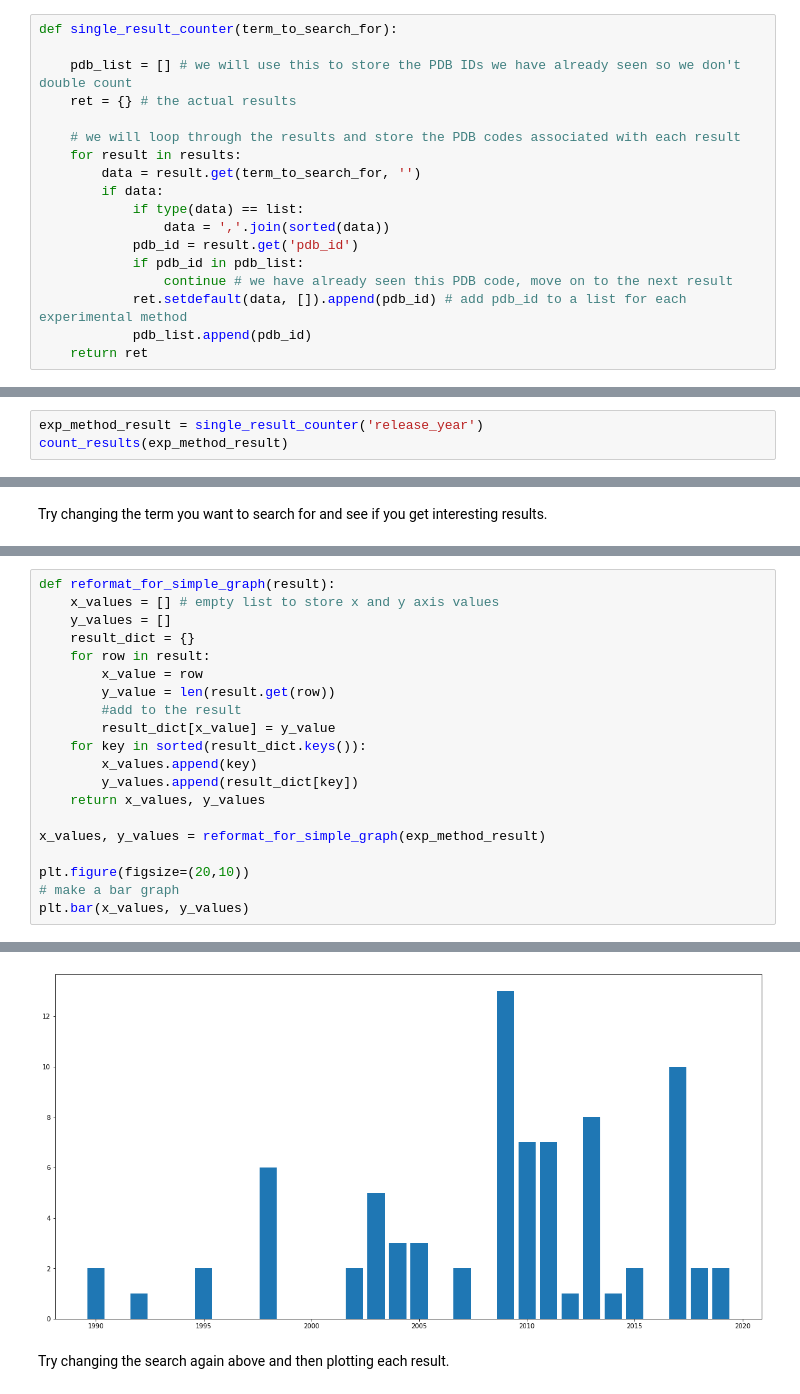
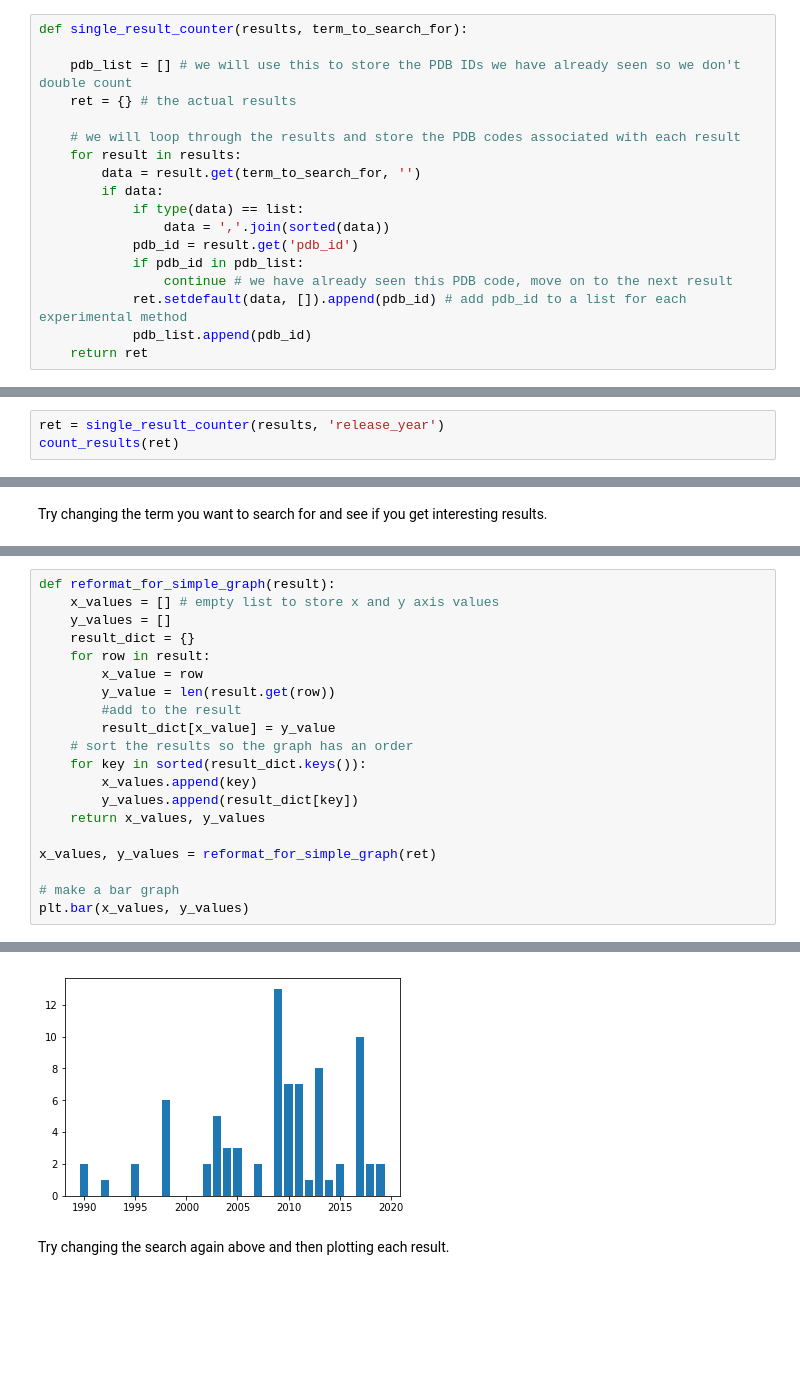
Before and after one commit to PDBeurope/pdbe-api-training, a Jupyter notebook: API workshop #6 - PDB search.ipynb, the cells around one changed output, grey strips where cells are left out. Saved outputs shown, nothing was run; the diff lists cells and outputs as text; blank space fills up the shorter version.

```diff
--- a/API workshop #6 - PDB search.ipynb
+++ b/API workshop #6 - PDB search.ipynb
@@ -196,7 +201,7 @@ Be aware that the results from the search are per molecule. So each PDB entry wi
 
 First we will make a generic function which will search and count the results for us.
 # %%
-def single_result_counter(term_to_search_for):
+def single_result_counter(results, term_to_search_for):
 
     pdb_list = [] # we will use this to store the PDB IDs we have already seen so we don't double count
     ret = {} # the actual results
@@ -258,4 +288,4 @@ Changing the result so it groups by release of the PDB entry.
 # %%
-exp_method_result = single_result_counter('release_year')
-count_results(exp_method_result)
+ret = single_result_counter(results, 'release_year')
+count_results(ret)
 # %% [output]
@@ -289,26 +319,26 @@ First we will reformat the result for a graph, then plot it
 # %%
 def reformat_for_simple_graph(result):
     x_values = [] # empty list to store x and y axis values
     y_values = []
     result_dict = {}
     for row in result:
         x_value = row
         y_value = len(result.get(row))
         #add to the result
         result_dict[x_value] = y_value
+    # sort the results so the graph has an order
     for key in sorted(result_dict.keys()):
         x_values.append(key)
         y_values.append(result_dict[key])
     return x_values, y_values
 
-x_values, y_values = reformat_for_simple_graph(exp_method_result)
+x_values, y_values = reformat_for_simple_graph(ret)
 
-plt.figure(figsize=(20,10))
 # make a bar graph
 plt.bar(x_values, y_values)
 # %% [output]
 <BarContainer object of 19 artists>
-[figure, old version]
+[figure, new version]
 # %% [markdown]
 Try changing the search again above and then plotting each result.
 # %%
```
Also changed, not shown: parts of 21 cells of this notebook.
